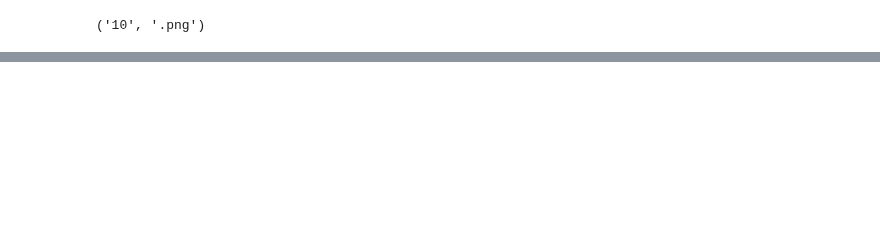
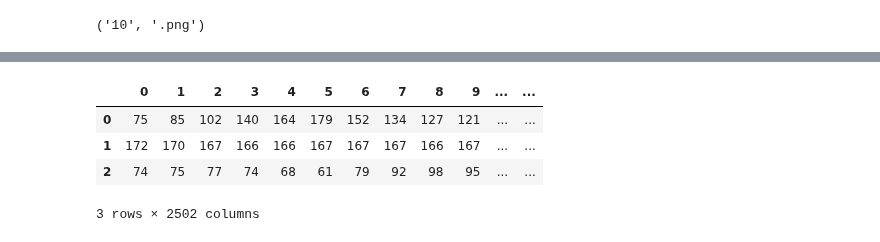
Before and after one commit to gulmert89/bootcamp_files, a Jupyter notebook: project4.ipynb, the cells around one changed output, grey strips where cells are left out. Drawn from its saved outputs; the diff is of its cells as text; code cells hidden in the pictures; blank space fills up the shorter version.

```diff
--- a/project4.ipynb
+++ b/project4.ipynb
@@ -34,0 +91,8 @@ gray_image2 = cv2.cvtColor(image2, cv2.COLOR_BGR2GRAY)
+# %%
+train_df.head(3)
+# %% [output]
+|  | 0 | 1 | 2 | 3 | 4 | 5 | 6 | 7 | 8 | 9 | ... | ... |
+| 0 | 75 | 85 | 102 | 140 | 164 | 179 | 152 | 134 | 127 | 121 | ... | ... |
+| 1 | 172 | 170 | 167 | 166 | 166 | 167 | 167 | 167 | 166 | 167 | ... | ... |
+| 2 | 74 | 75 | 77 | 74 | 68 | 61 | 79 | 92 | 98 | 95 | ... | ... |
+3 rows × 2502 columns
```
Also changed, not shown: parts of 17 cells of this notebook.
